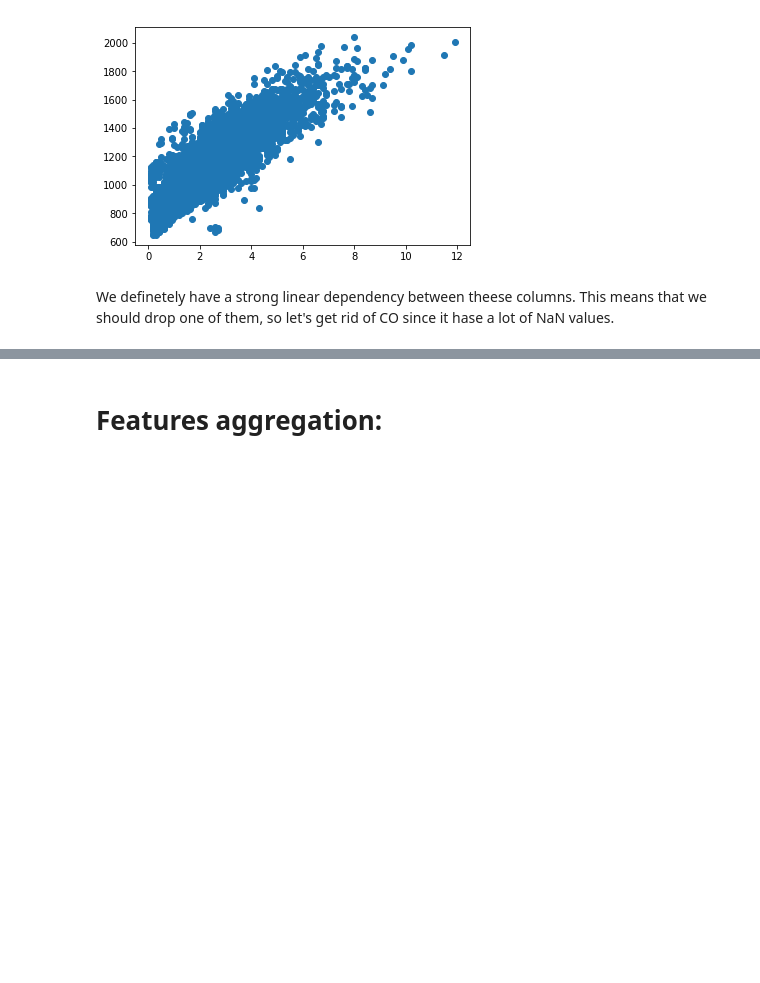
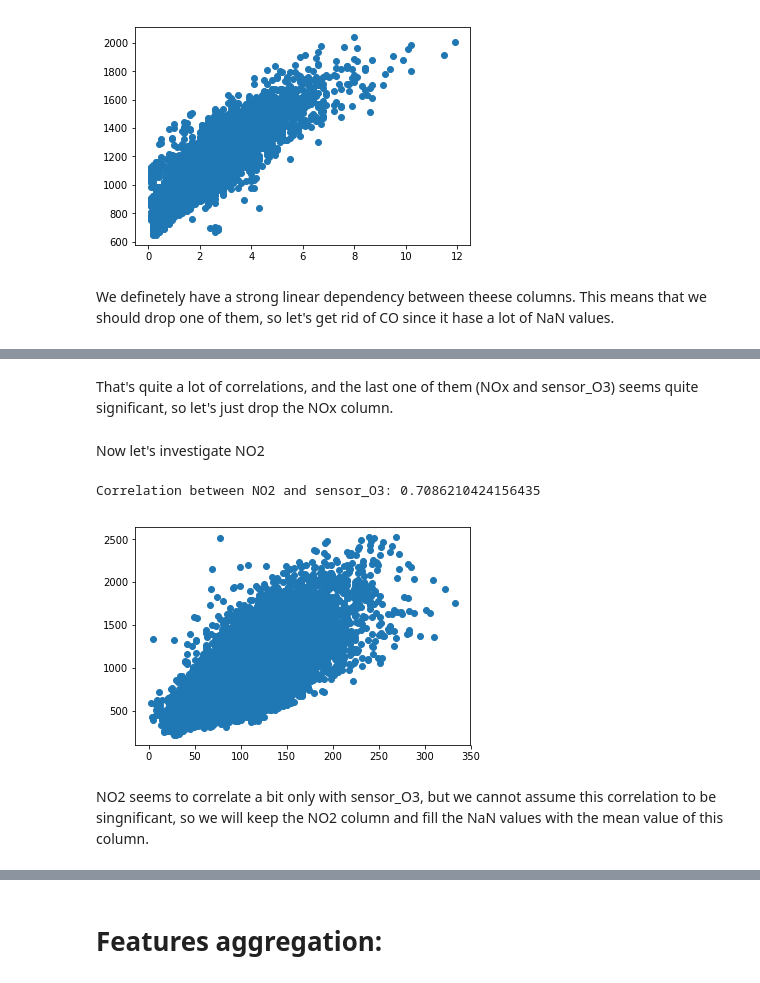
Before and after one commit to Goopard/DS-Homeworks, a Jupyter notebook: HW2.ipynb, the cells around one changed output, grey strips where cells are left out. Saved outputs shown, nothing was run; the diff lists cells and outputs as text; code cells hidden in the pictures; blank space fills up the shorter version.

```diff
--- a/HW2.ipynb
+++ b/HW2.ipynb
@@ -133,0 +182,2 @@ In case of NOx and its sensor, it looks like those columns have an inverse depen
+# %% [markdown]
+That's quite a lot of correlations, and the last one of them (NOx and sensor_O3) seems quite significant, so let's just drop the NOx column.
@@ -133,0 +186,16 @@ In case of NOx and its sensor, it looks like those columns have an inverse depen
+# %% [markdown]
+Now let's investigate NO2
+# %%
+nanless_data = data.dropna(subset=['NO2'])
+for col in data.columns:
+    if col not in ['datetime', 'NO2']:
+        correlation = abs(stats.spearmanr(nanless_data['NO2'], nanless_data[col])[0])
+        if correlation > 0.7:
+            print('Correlation between NO2 and {}: {}'.format(col, correlation))
+            plt.scatter(nanless_data['NO2'], nanless_data[col])
+            plt.show()
+# %% [output]
+Correlation between NO2 and sensor_O3: 0.7086210424156435
+[figure, added]
+# %% [markdown]
+NO2 seems to correlate a bit only with sensor_O3, but we cannot assume this correlation to be singnificant, so we will keep the NO2 column and fill the NaN values with the mean value of this column.
```
Also changed, not shown: parts of 52 cells of this notebook.
